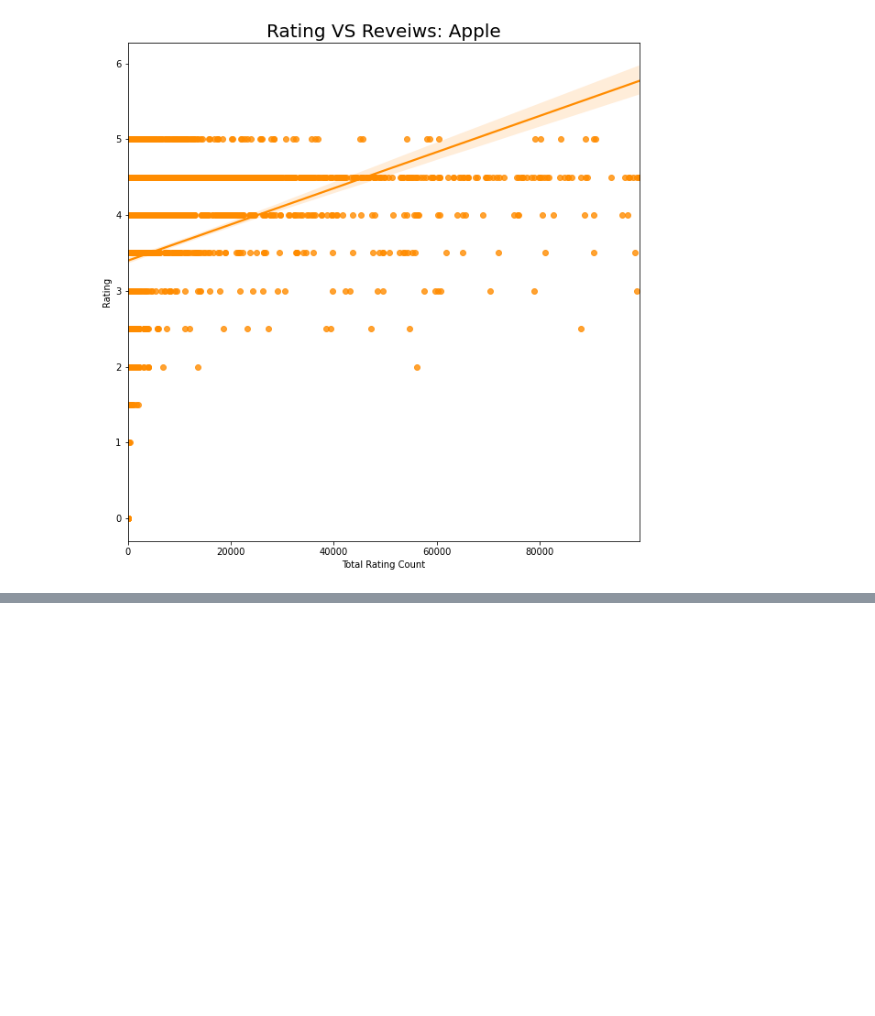
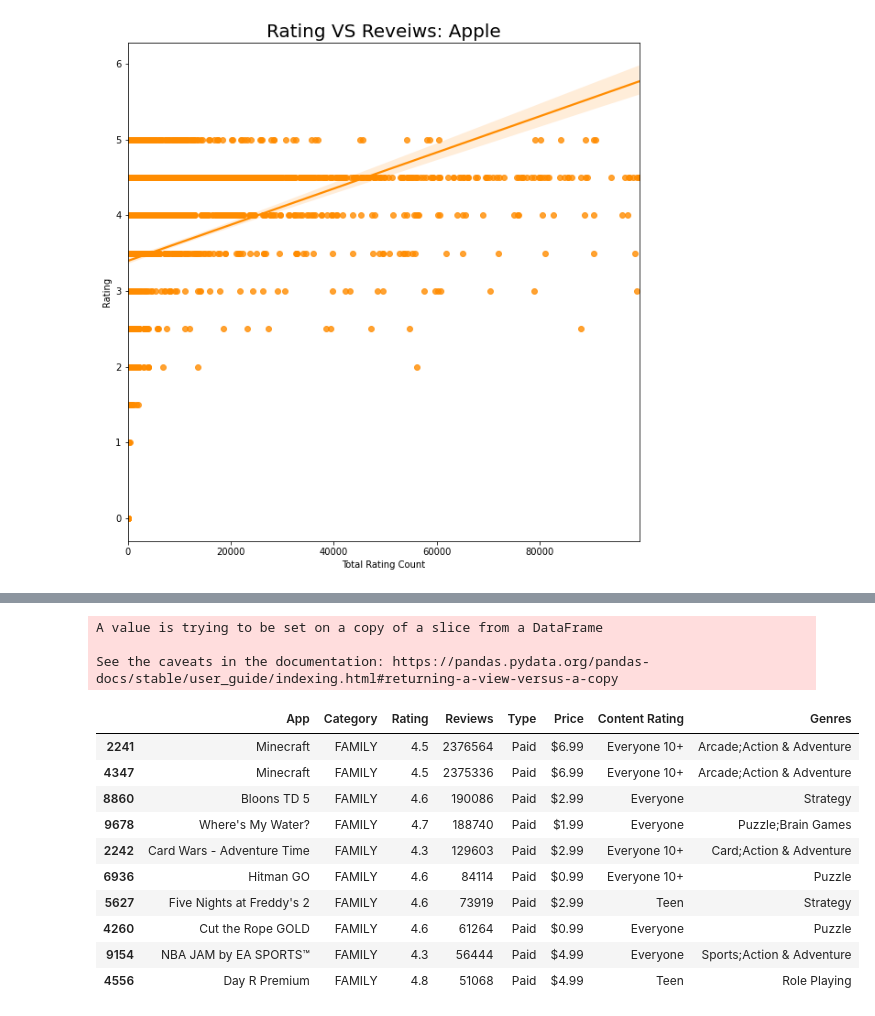
Before and after one commit to IvanCampos11/Build-Week-Project, a Jupyter notebook: AppStorePopularity_BuildWeek_Project.ipynb, the cells around one changed output, grey strips where cells are left out. Drawn from its saved outputs; the diff is of its cells as text; code cells hidden in the pictures; blank space fills up the shorter version.

```diff
--- a/AppStorePopularity_BuildWeek_Project.ipynb
+++ b/AppStorePopularity_BuildWeek_Project.ipynb
@@ -229,0 +256,20 @@ Text(0.5, 1.0, 'Rating VS Installs')
+# %%
+top_paid_android = android[(android["Category"]=="FAMILY") & (android["Type"]=='Paid')]
+top_paid_android.sort_values("Reviews", axis = 0, ascending=False,inplace=True)
+top_paid_android = top_paid_android.drop(['Size','Installs'], axis=1)
+top_paid_android.head(10)
+# %% [output]
+A value is trying to be set on a copy of a slice from a DataFrame
+
+See the caveats in the documentation: https://pandas.pydata.org/pandas-docs/stable/user_guide/indexing.html#returning-a-view-versus-a-copy
+|  | App | Category | Rating | Reviews | Type | Price | Content Rating | Genres |
+| 2241 | Minecraft | FAMILY | 4.5 | 2376564 | Paid | $6.99 | Everyone 10+ | Arcade;Action & Adventure |
+| 4347 | Minecraft | FAMILY | 4.5 | 2375336 | Paid | $6.99 | Everyone 10+ | Arcade;Action & Adventure |
+| 8860 | Bloons TD 5 | FAMILY | 4.6 | 190086 | Paid | $2.99 | Everyone | Strategy |
+| 9678 | Where's My Water? | FAMILY | 4.7 | 188740 | Paid | $1.99 | Everyone | Puzzle;Brain Games |
+| 2242 | Card Wars - Adventure Time | FAMILY | 4.3 | 129603 | Paid | $2.99 | Everyone 10+ | Card;Action & Adventure |
+| 6936 | Hitman GO | FAMILY | 4.6 | 84114 | Paid | $0.99 | Everyone 10+ | Puzzle |
+| 5627 | Five Nights at Freddy's 2 | FAMILY | 4.6 | 73919 | Paid | $2.99 | Teen | Strategy |
+| 4260 | Cut the Rope GOLD | FAMILY | 4.6 | 61264 | Paid | $0.99 | Everyone | Puzzle |
+| 9154 | NBA JAM by EA SPORTS™ | FAMILY | 4.3 | 56444 | Paid | $4.99 | Everyone | Sports;Action & Adventure |
+| 4556 | Day R Premium | FAMILY | 4.8 | 51068 | Paid | $4.99 | Teen | Role Playing |
```
Also changed, not shown: parts of 12 cells of this notebook.
